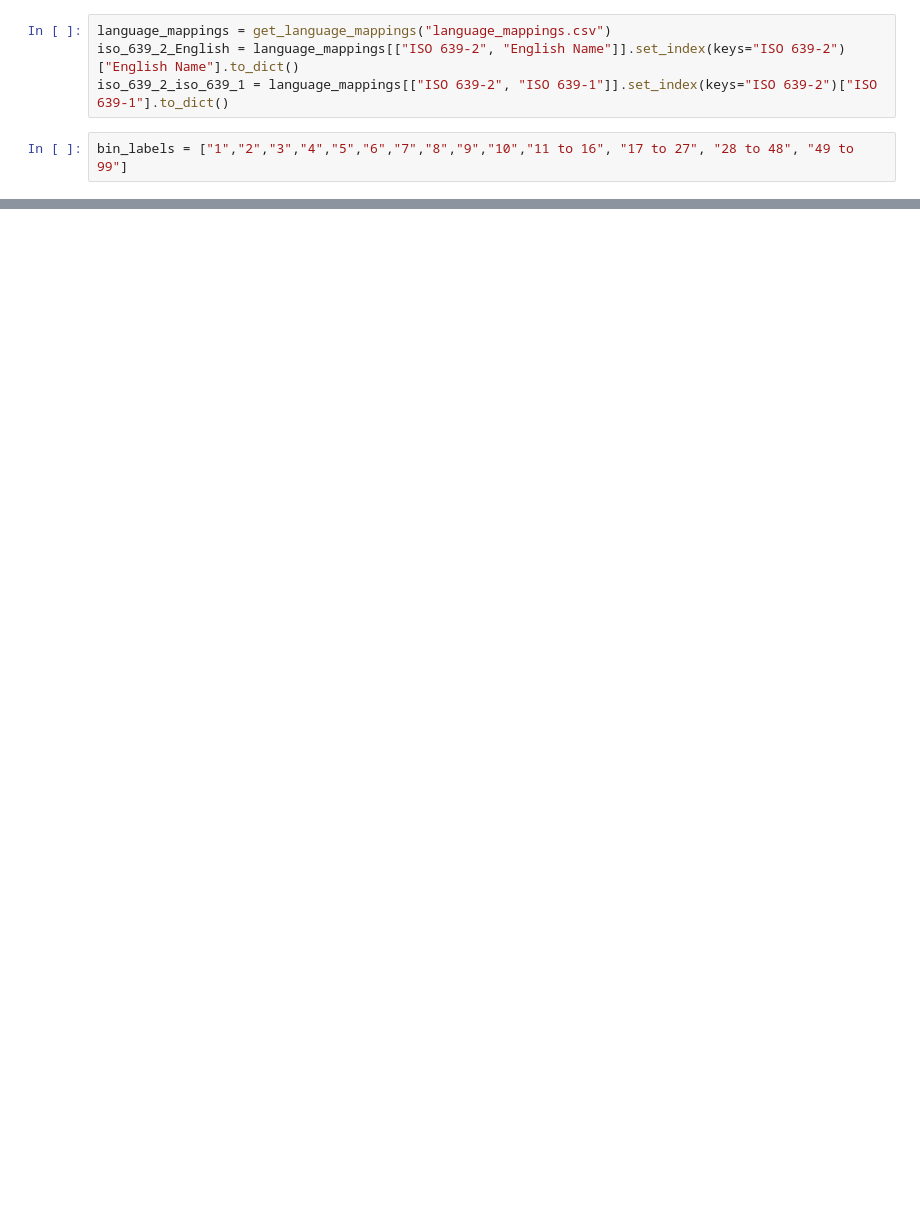
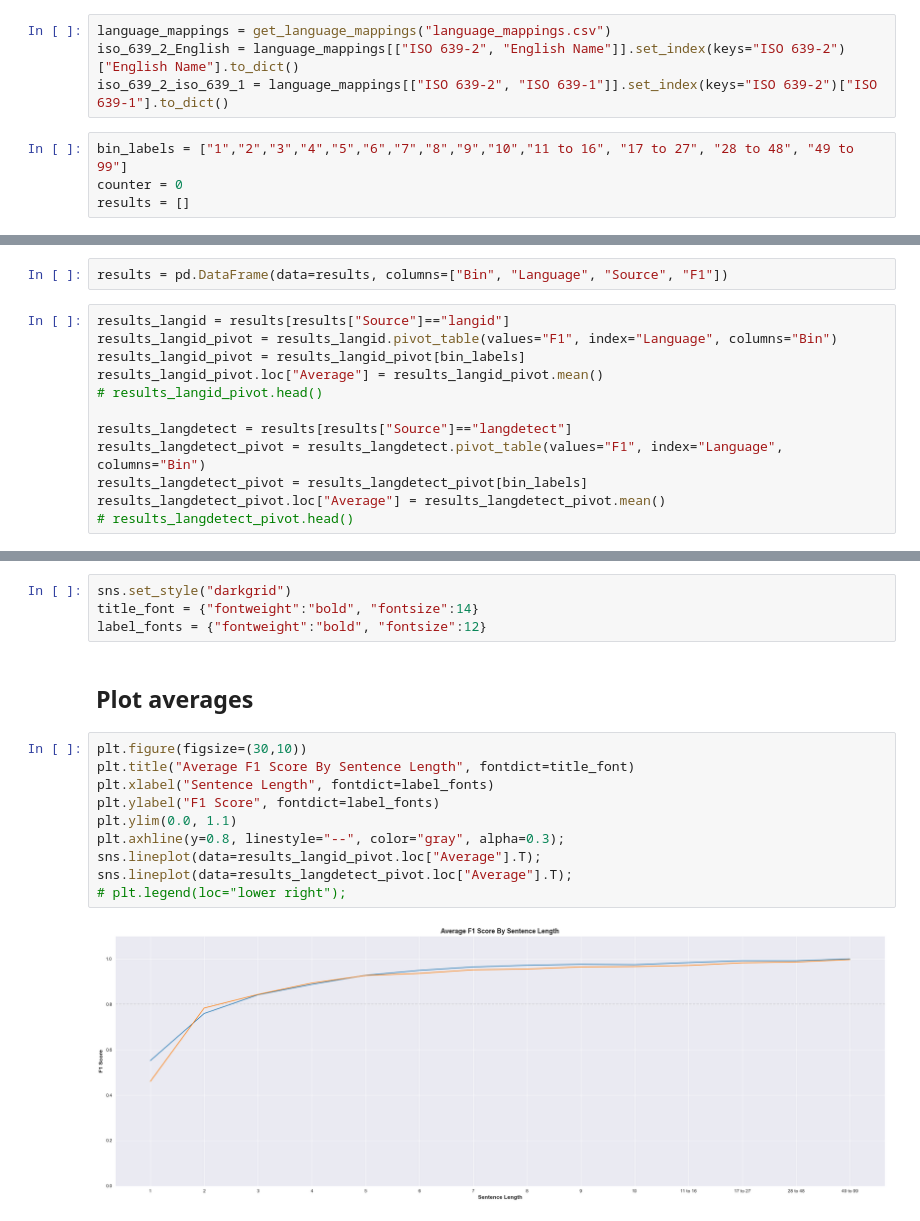
Before and after one commit to br-pki/detectLanguage, a Jupyter notebook: evaluate2.ipynb, the cells around one changed output, grey strips where cells are left out. Drawn from its saved outputs; the diff is of its cells as text; blank space fills up the shorter version.

```diff
--- a/evaluate2.ipynb
+++ b/evaluate2.ipynb
@@ -16,3 +88,5 @@ iso_639_2_English = language_mappings[["ISO 639-2", "English Name"]].set_index(k
 iso_639_2_iso_639_1 = language_mappings[["ISO 639-2", "ISO 639-1"]].set_index(keys="ISO 639-2")["ISO 639-1"].to_dict()
 # %%
 bin_labels = ["1","2","3","4","5","6","7","8","9","10","11 to 16", "17 to 27", "28 to 48", "49 to 99"]
+counter = 0
+results = []
@@ -62,0 +168,14 @@ Wall time: 4min 17s
+# %%
+results = pd.DataFrame(data=results, columns=["Bin", "Language", "Source", "F1"])
+# %%
+results_langid = results[results["Source"]=="langid"]
+results_langid_pivot = results_langid.pivot_table(values="F1", index="Language", columns="Bin")
+results_langid_pivot = results_langid_pivot[bin_labels]
+results_langid_pivot.loc["Average"] = results_langid_pivot.mean()
+# results_langid_pivot.head()
+
+results_langdetect = results[results["Source"]=="langdetect"]
+results_langdetect_pivot = results_langdetect.pivot_table(values="F1", index="Language", columns="Bin")
+results_langdetect_pivot = results_langdetect_pivot[bin_labels]
+results_langdetect_pivot.loc["Average"] = results_langdetect_pivot.mean()
+# results_langdetect_pivot.head()
@@ -62,0 +226,18 @@ Wall time: 4min 17s
+# %%
+sns.set_style("darkgrid")
+title_font = {"fontweight":"bold", "fontsize":14}
+label_fonts = {"fontweight":"bold", "fontsize":12}
+# %% [markdown]
+## Plot averages
+# %%
+plt.figure(figsize=(30,10))
+plt.title("Average F1 Score By Sentence Length", fontdict=title_font)
+plt.xlabel("Sentence Length", fontdict=label_fonts)
+plt.ylabel("F1 Score", fontdict=label_fonts)
+plt.ylim(0.0, 1.1)
+plt.axhline(y=0.8, linestyle="--", color="gray", alpha=0.3);
+sns.lineplot(data=results_langid_pivot.loc["Average"].T);
+sns.lineplot(data=results_langdetect_pivot.loc["Average"].T);
+# plt.legend(loc="lower right");
+# %% [output]
+[figure, added]
```
Also changed, not shown: parts of 15 cells of this notebook.
